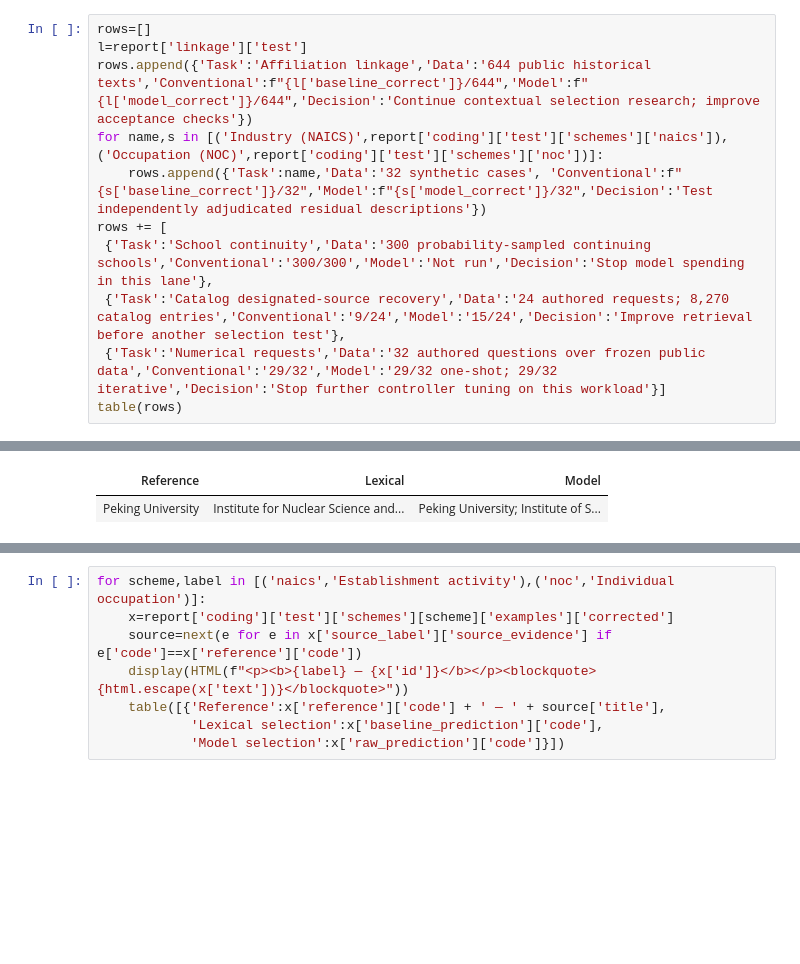
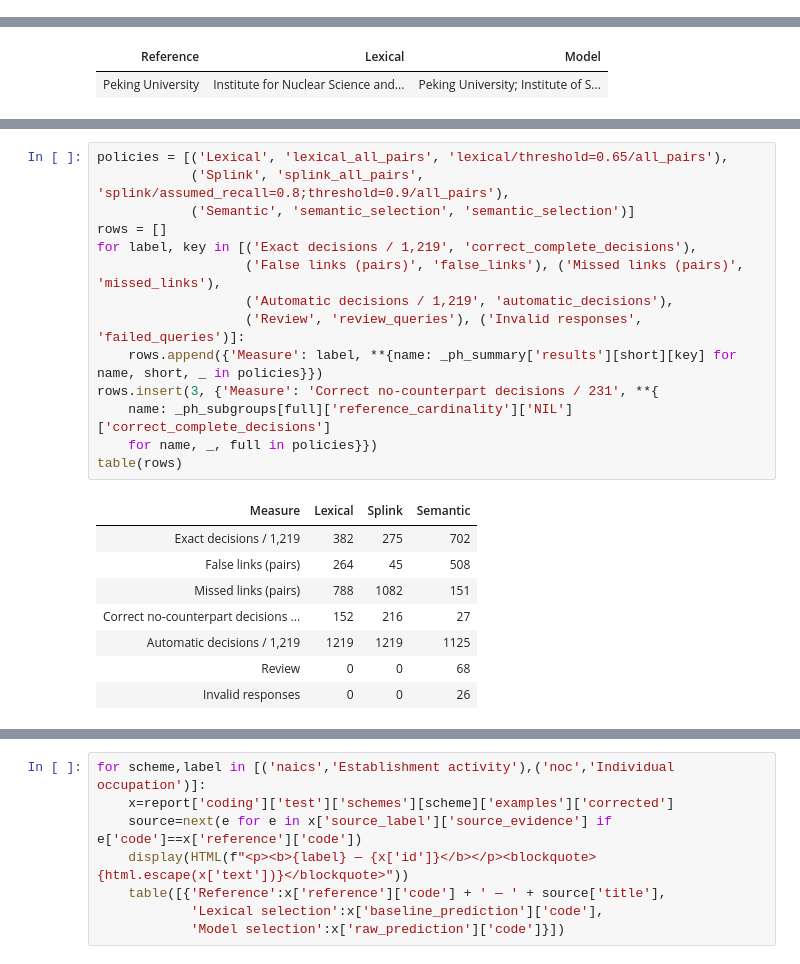
Before and after one commit to hananather/LLM-notes, a Jupyter notebook: LLM_basics/nso-semantic-workflows.ipynb, the cells around one changed output, grey strips where cells are left out. Drawn from its saved outputs; the diff is of its cells as text; blank space fills up the shorter version.

Commit message:
Consolidate semantic-join notebooks and publish held-out results

```diff
--- a/LLM_basics/nso-semantic-workflows.ipynb
+++ b/LLM_basics/nso-semantic-workflows.ipynb
@@ -55,11 +158,0 @@ The conventional systems use complete reference indexes, lexical similarity and
-# %%
-rows=[]
-l=report['linkage']['test']
-rows.append({'Task':'Affiliation linkage','Data':'644 public historical texts','Conventional':f"{l['baseline_correct']}/644",'Model':f"{l['model_correct']}/644",'Decision':'Continue contextual selection research; improve acceptance checks'})
-for name,s in [('Industry (NAICS)',report['coding']['test']['schemes']['naics']),('Occupation (NOC)',report['coding']['test']['schemes']['noc'])]:
-    rows.append({'Task':name,'Data':'32 synthetic cases', 'Conventional':f"{s['baseline_correct']}/32",'Model':f"{s['model_correct']}/32",'Decision':'Test independently adjudicated residual descriptions'})
-rows += [
- {'Task':'School continuity','Data':'300 probability-sampled continuing schools','Conventional':'300/300','Model':'Not run','Decision':'Stop model spending in this lane'},
- {'Task':'Catalog designated-source recovery','Data':'24 authored requests; 8,270 catalog entries','Conventional':'9/24','Model':'15/24','Decision':'Improve retrieval before another selection test'},
- {'Task':'Numerical requests','Data':'32 authored questions over frozen public data','Conventional':'29/32','Model':'29/32 one-shot; 29/32 iterative','Decision':'Stop further controller tuning on this workload'}]
-table(rows)
@@ -160,0 +208,23 @@ The following are the first corrected test cases by ID within each scheme. They
+# %%
+policies = [('Lexical', 'lexical_all_pairs', 'lexical/threshold=0.65/all_pairs'),
+            ('Splink', 'splink_all_pairs', 'splink/assumed_recall=0.8;threshold=0.9/all_pairs'),
+            ('Semantic', 'semantic_selection', 'semantic_selection')]
+rows = []
+for label, key in [('Exact decisions / 1,219', 'correct_complete_decisions'),
+                   ('False links (pairs)', 'false_links'), ('Missed links (pairs)', 'missed_links'),
+                   ('Automatic decisions / 1,219', 'automatic_decisions'),
+                   ('Review', 'review_queries'), ('Invalid responses', 'failed_queries')]:
+    rows.append({'Measure': label, **{name: _ph_summary['results'][short][key] for name, short, _ in policies}})
+rows.insert(3, {'Measure': 'Correct no-counterpart decisions / 231', **{
+    name: _ph_subgroups[full]['reference_cardinality']['NIL']['correct_complete_decisions']
+    for name, _, full in policies}})
+table(rows)
+# %% [output]
+| Measure | Lexical | Splink | Semantic |
+| Exact decisions / 1,219 | 382 | 275 | 702 |
+| False links (pairs) | 264 | 45 | 508 |
+| Missed links (pairs) | 788 | 1082 | 151 |
+| Correct no-counterpart decisions ... | 152 | 216 | 27 |
+| Automatic decisions / 1,219 | 1219 | 1219 | 1125 |
+| Review | 0 | 0 | 68 |
+| Invalid responses | 0 | 0 | 26 |
```
Also changed, not shown: parts of 50 cells of this notebook, 40 other files.
